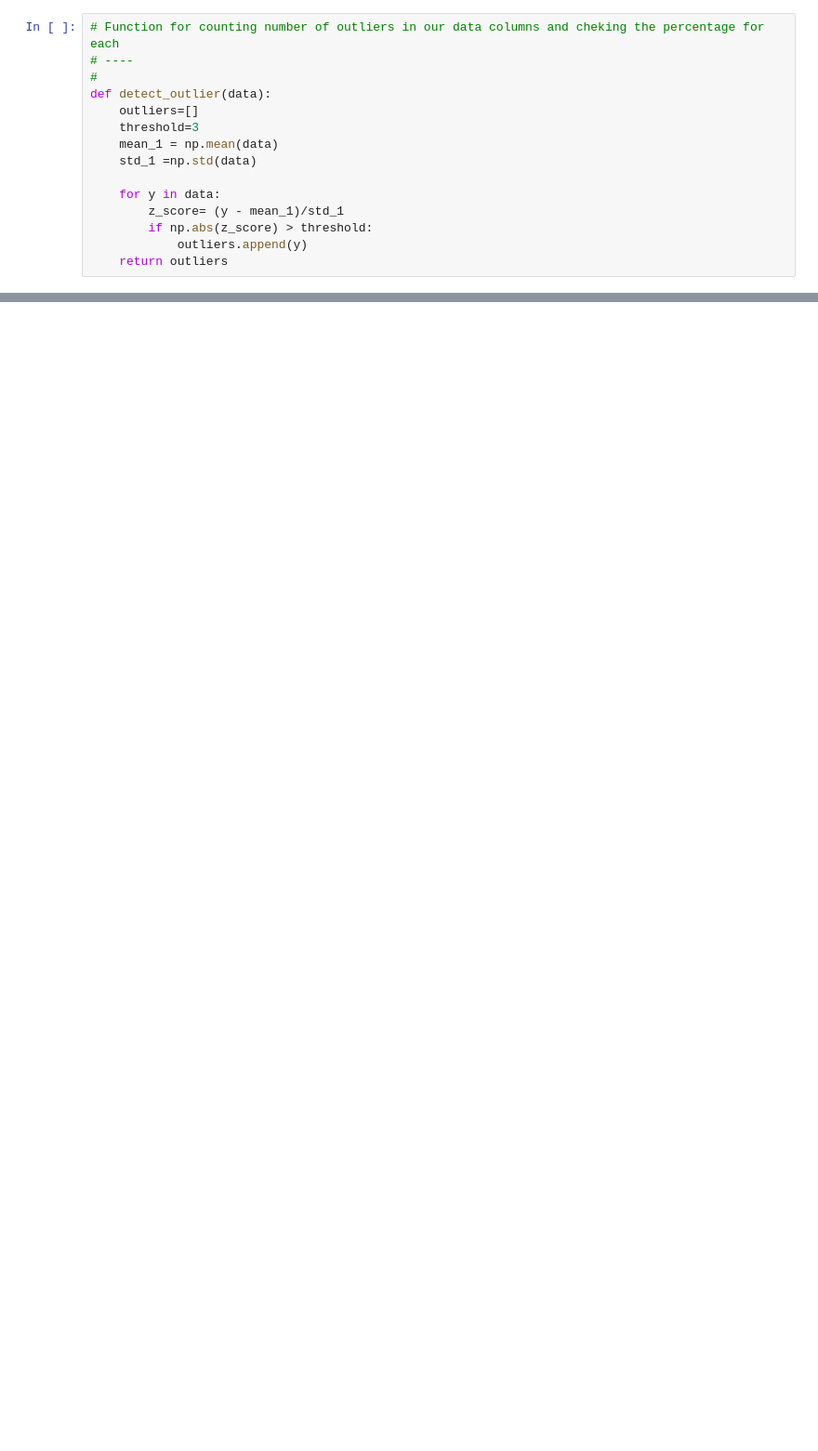
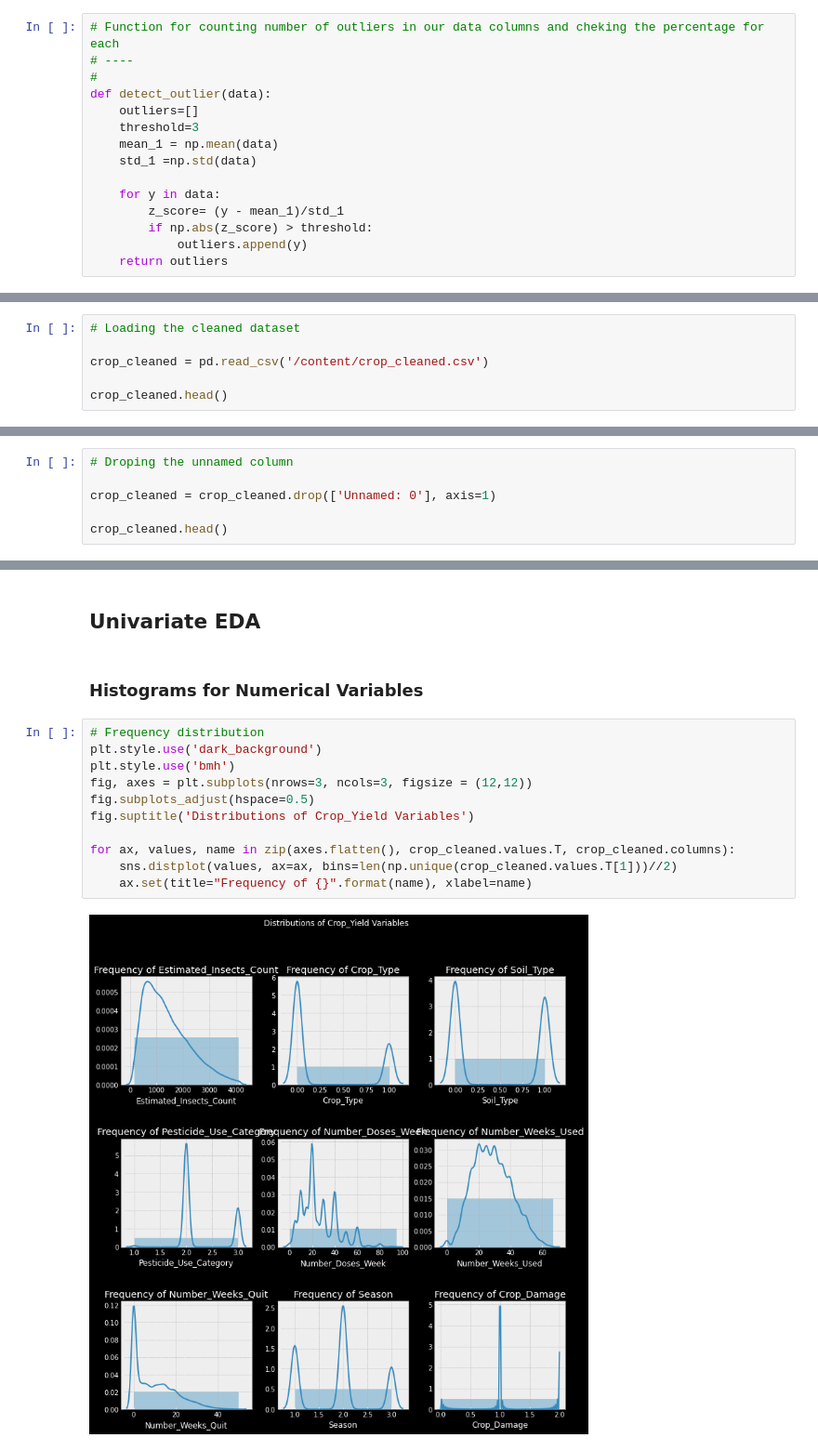
Before and after one commit to Kubania/Crop-Yield-Outcome-Production, a Jupyter notebook: Group_3_Crop_Yield_Predictor.ipynb, the cells around one changed output, grey strips where cells are left out. Shown at 93% size. Cells and saved outputs as stored; diff of their text form; blank space fills up the shorter version.

```diff
--- a/Group_3_Crop_Yield_Predictor.ipynb
+++ b/Group_3_Crop_Yield_Predictor.ipynb
@@ -256,0 +268,6 @@ Crop_Damage has 2313 outliers in total, which is 2.6% of data
+# %%
+# Loading the cleaned dataset
+
+crop_cleaned = pd.read_csv('/content/crop_cleaned.csv')
+
+crop_cleaned.head()
@@ -256,0 +281,6 @@ Crop_Damage has 2313 outliers in total, which is 2.6% of data
+# %%
+# Droping the unnamed column
+
+crop_cleaned = crop_cleaned.drop(['Unnamed: 0'], axis=1)
+
+crop_cleaned.head()
@@ -256,0 +307,17 @@ Crop_Damage has 2313 outliers in total, which is 2.6% of data
+# %% [markdown]
+## Univariate EDA
+# %% [markdown]
+### Histograms for Numerical Variables
+# %%
+# Frequency distribution
+plt.style.use('dark_background')
+plt.style.use('bmh')
+fig, axes = plt.subplots(nrows=3, ncols=3, figsize = (12,12))
+fig.subplots_adjust(hspace=0.5)
+fig.suptitle('Distributions of Crop_Yield Variables')
+
+for ax, values, name in zip(axes.flatten(), crop_cleaned.values.T, crop_cleaned.columns):
+    sns.distplot(values, ax=ax, bins=len(np.unique(crop_cleaned.values.T[1]))//2)
+    ax.set(title="Frequency of {}".format(name), xlabel=name)
+# %% [output]
+[figure, added]
```
Also changed, not shown: parts of 117 cells of this notebook.
